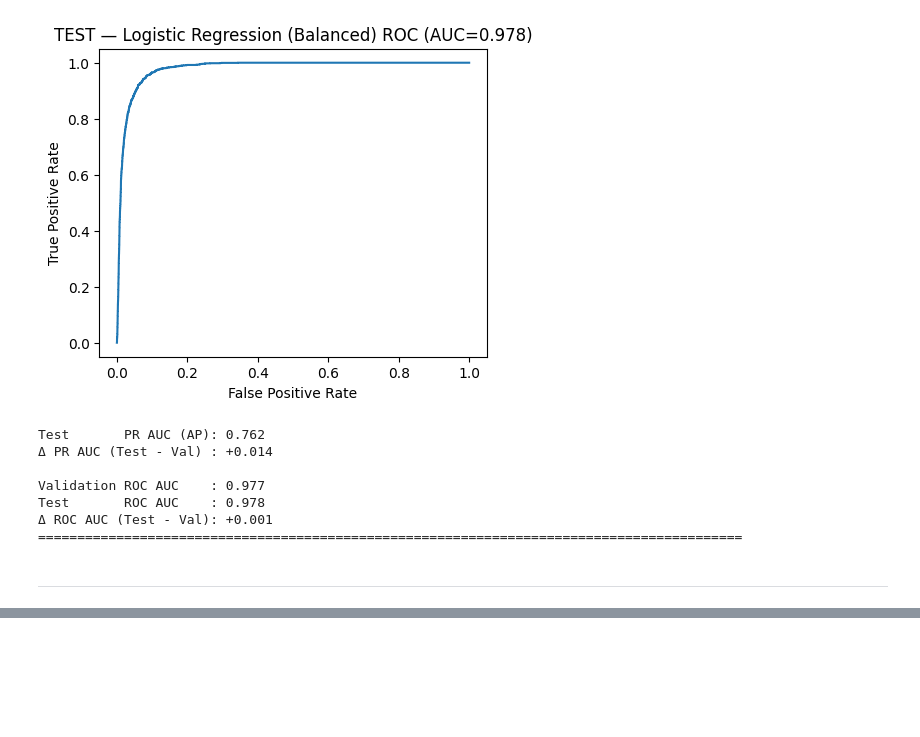
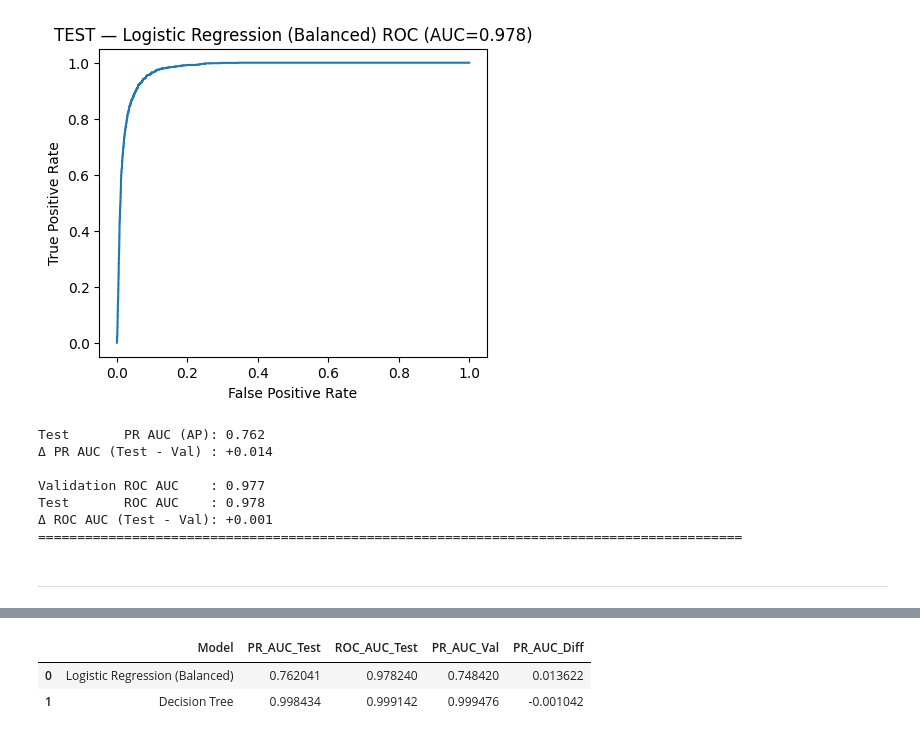
Before and after one commit to JayneLawley/Credit-Card-Fraud-Analysis, a Jupyter notebook: jupyter_notebooks/03_Modelling.ipynb, the cells around one changed output, grey strips where cells are left out. Cells and saved outputs as stored; diff of their text form; code cells hidden in the pictures; blank space fills up the shorter version.

Commit message:
wip(eval): threshold exploration and report exports
Comparison table, fine-grained thresholds, confusion matrix incl visual; threshold csv; markdown updates.

```diff
--- a/jupyter_notebooks/03_Modelling.ipynb
+++ b/jupyter_notebooks/03_Modelling.ipynb
@@ -1722,3 +1777,100 @@ Test       ROC AUC    : 0.978
 ==========================================================================================
 # %% [markdown]
 ---
+# %%
+# =============================================================================
+# Generate Basic Threshold Table for Logistic Regression (Test Set)
+# =============================================================================
+# Create simpler threshold table (0.30, 0.50, 0.70) for comparison with Decision Tree
+# This matches the format used in Section 3 baseline evaluation
+# =============================================================================
+
+# Generate threshold table at standard thresholds
+logit_test_thresholds = threshold_table(
+    y_test,
+    y_test_balanced,
+    thresholds=(0.30, 0.50, 0.60, 0.70, 0.75, 0.80, 0.85)
+)
+
+# Also generate for Decision Tree at same thresholds
+tree_test_thresholds = threshold_table(
+    y_test,
+    y_test_score_tree,
+    thresholds=(0.30, 0.50, 0.60, 0.70, 0.75, 0.80, 0.85)
+)
+# =============================================================================
+# Model Comparison - Logistic Regression Vs Decision Tree (Test Set)
+# =============================================================================
+# Compare both baseline models on test set to identify best performer
+# Reveals which model generalises better to completely unseen data
+# Informs which model to carry forward for hyperparameter tuning
+# =============================================================================
+
+# ─────────────────────────────────────────────────────────────────────────────
+# Create High-Level Comparison Table
+# ─────────────────────────────────────────────────────────────────────────────
+# Compares test set performance metrics for both models
+# Lower difference from validation indicates better generalisation
+
+compare = pd.DataFrame({
+    "Model": ["Logistic Regression (Balanced)", "Decision Tree"],
+    "PR_AUC_Test": [ap_balanced_test, ap_tree_test],
+    "ROC_AUC_Test": [roc_balanced_test, roc_tree_test],
+    "PR_AUC_Val": [ap_balanced, ap_tree],
+    "PR_AUC_Diff": [ap_balanced_test - ap_balanced, ap_tree_test - ap_tree]
+})
+
+print("=" * 90)
+print("MODEL COMPARISON - TEST SET PERFORMANCE") # Title
+print("=" * 90)
+print("\nMetrics Summary:") # Subtitle
+display(compare) # Display the comparison DataFrame
+
+# ─────────────────────────────────────────────────────────────────────────────
+# Display Threshold Analysis for Both Models
+# ─────────────────────────────────────────────────────────────────────────────
+# Shows precision/recall trade-offs at multiple thresholds
+# Helps identify optimal operational threshold for each model
+
+print("\n" + "=" * 90)
+print("LOGISTIC REGRESSION - THRESHOLD ANALYSIS (TEST SET)") # Title
+print("=" * 90)
+logit_test_df = pd.DataFrame(logit_test_thresholds) # Convert to DataFrame for display
+display(logit_test_df) # Display the DataFrame
+
+print("\n" + "=" * 90)
+print("DECISION TREE - THRESHOLD ANALYSIS (TEST SET)")
+print("=" * 90)
+tree_test_df = pd.DataFrame(tree_test_thresholds)
+display(tree_test_df)
+
+# ─────────────────────────────────────────────────────────────────────────────
+# Save Results for Reporting
+# ─────────────────────────────────────────────────────────────────────────────
+# Export to CSV for stakeholder presentations and documentation
+
+# Ensure reports directory exists
+Path("reports").mkdir(exist_ok=True, parents=True)
+
+# Save threshold tables with model identifier
+logit_test_df.assign(model="Logistic_Regression_Balanced").to_csv(
+    "reports/logit_test_thresholds.csv",
+    index=False
+)
+
+tree_test_df.assign(model="Decision_Tree").to_csv(
+    "reports/tree_test_thresholds.csv",
+    index=False
+)
+
+# Save high-level comparison
+compare.to_csv("reports/test_model_compare.csv", index=False) # Save Test Model Comparison to csv
+
+print("\n" + "=" * 90)
+print("RESULTS SAVED")
+print("=" * 90)
+print("  • Logistic Regression thresholds: reports/logit_test_thresholds.csv") # Save Logistic Regression thresholds to csv
+print("  • Decision Tree thresholds:       reports/tree_test_thresholds.csv") # Save Decision Tree thresholds to csv
+print("  • Model comparison:               reports/test_model_compare.csv") # Save model comparison to csv
+print("=" * 90 + "\n")
+# %% [output]
@@ -1724,0 +1882,3 @@ Test       ROC AUC    : 0.978
+|  | Model | PR_AUC_Test | ROC_AUC_Test | PR_AUC_Val | PR_AUC_Diff |
+| 0 | Logistic Regression (Balanced) | 0.762041 | 0.978240 | 0.748420 | 0.013622 |
+| 1 | Decision Tree | 0.998434 | 0.999142 | 0.999476 | -0.001042 |
```
Also changed, not shown: parts of 19 cells of this notebook, 5 other files.
